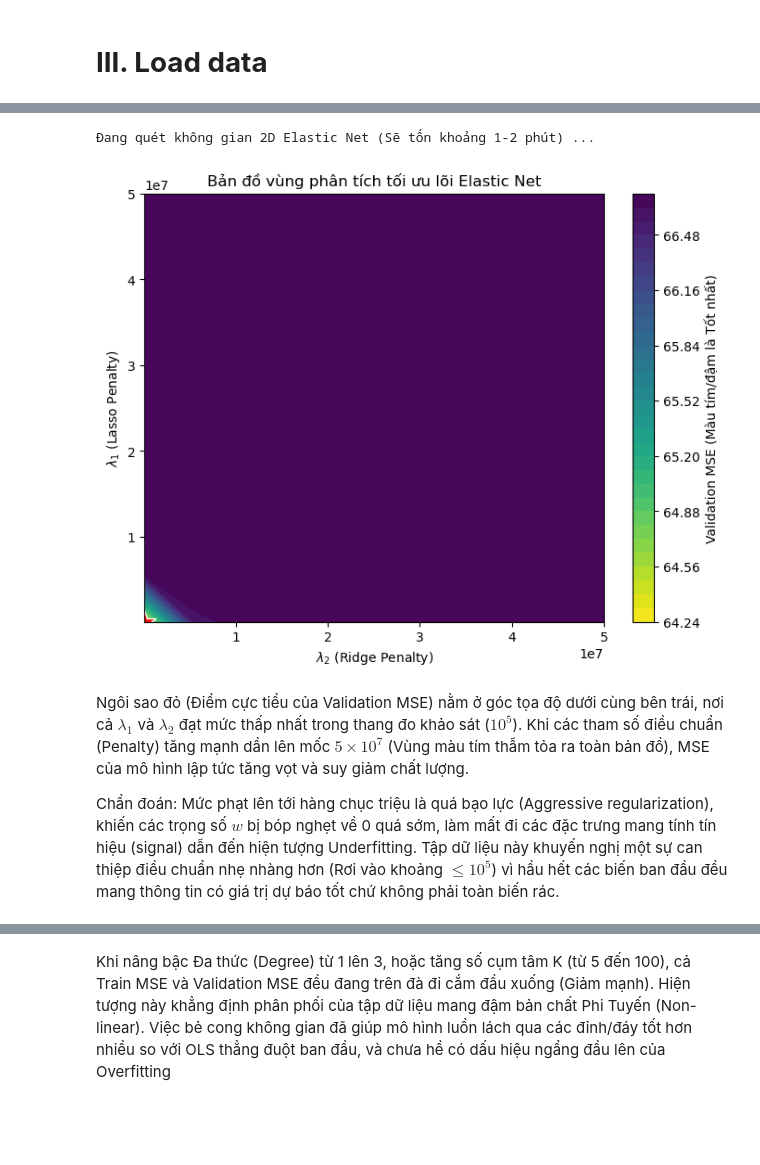
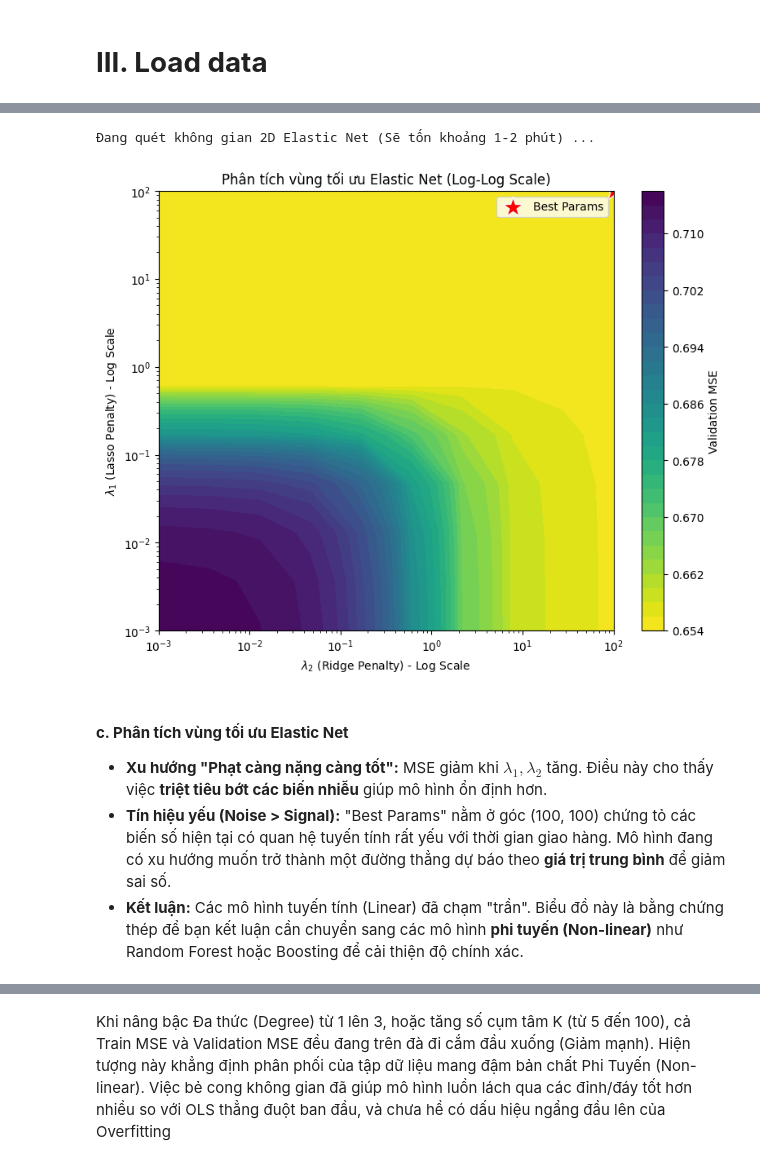
Before and after one commit to conluoi123/Machine-Learning---Project-1-, a Jupyter notebook: code/Part1_Regression/models.ipynb, the cells around one changed output, grey strips where cells are left out. Cells and saved outputs as stored; diff of their text form; code cells hidden in the pictures; blank space fills up the shorter version.

Commit message:
feat: update model regression

```diff
--- a/code/Part1_Regression/models.ipynb
+++ b/code/Part1_Regression/models.ipynb
@@ -440,0 +800,2 @@ class CustomLassoRegression(BaseEstimator, RegressorMixin):
+# %%
+manual_learning_curve(lasso_model, X_train, y_train, X_val, y_val)
@@ -559,10 +941,4 @@ Vùng tối ưu (Best $\lambda$): Cả hai mô hình đều xác định đượ
 # %%
-from sklearn.base import BaseEstimator, RegressorMixin
-from sklearn.model_selection import cross_val_score
-import matplotlib.pyplot as plt
-import numpy as np
-
-# A. CÀI ĐẶT ELASTIC NET TỪ ĐẦU (Theo đúng công thức Toán)
 class CustomElasticNet(BaseEstimator, RegressorMixin):
     def __init__(self, lambda1=1.0, lambda2=1.0, max_iter=1000, tol=1e-4):
         self.lambda1 = lambda1
@@ -578,59 +954,76 @@ class CustomElasticNet(BaseEstimator, RegressorMixin):
 
     def fit(self, X, y):
         Phi = np.hstack([np.ones((X.shape[0], 1)), X])
-        self.w = np.zeros(Phi.shape[1])
+        n_samples, n_features = Phi.shape
+        self.w = np.zeros(n_features)
         z = np.sum(Phi**2, axis=0)
+
+        # Tính dự báo ban đầu
+        y_pred = np.zeros(n_samples)
+        y_vec = y.flatten()
 
         for iteration in range(self.max_iter):
             w_old = self.w.copy()
-            for j in range(Phi.shape[1]):
-                predictions_without_j = Phi @ self.w - Phi[:, j] * self.w[j]
-                rho_j = Phi[:, j] @ (y - predictions_without_j)
+            for j in range(n_features):
+                rho_j = Phi[:, j] @ (y_vec - y_pred) + z[j] * self.w[j]
+
+                w_old_j = self.w[j]
                 if j == 0:
                     self.w[j] = rho_j / z[j]
                 else:
                     self.w[j] = self.soft_thresholding(rho_j, self.lambda1) / (z[j] + self.lambda2)
+
+                if self.w[j] != w_old_j:
+                    y_pred += Phi[:, j] * (self.w[j] - w_old_j)
+
             if np.max(np.abs(self.w - w_old)) < self.tol:
                 break
         return self
 
     def predict(self, X):
         return np.hstack([np.ones((X.shape[0], 1)), X]) @ self.w
 
 
-# B. KHẢO SÁT VÀ VẼ BẢN ĐỒ VÙNG TỐI ƯU
-# Quét lưới 10x10 các giá trị penalty từ thấp đến cực khổng lồ (bù cho N~66k)
-l1_range = np.linspace(1e5, 5e7, 10)
-l2_range = np.linspace(1e5, 5e7, 10)
+# Quét lưới 10x10 các giá trị penalty từ thấp đến cực khổng lồ
+l1_range = np.logspace(-3, 2, 10)
+l2_range = np.logspace(-3, 2, 10)
 mse_grid = np.zeros((len(l1_range), len(l2_range)))
 
 print("Đang quét không gian 2D Elastic Net (Sẽ tốn khoảng 1-2 phút) ...")
 for i, l1 in enumerate(l1_range):
     for j, l2 in enumerate(l2_range):
         model_en = CustomElasticNet(lambda1=l1, lambda2=l2, max_iter=200)
         scores = cross_val_score(model_en, X_train, y_train, cv=3, scoring='neg_mean_squared_error', n_jobs=-1)
         mse_grid[i, j] = -scores.mean()
 
 # Vẽ Contour Map
 L2_mesh, L1_mesh = np.meshgrid(l2_range, l1_range)
-plt.figure(figsize=(8, 6))
+plt.figure(figsize=(9, 7))
 
+# SỬA: Vẽ contourf với dữ liệu gốc
+# Bạn có thể dùng levels=np.logspace(...) để phân cấp màu mịn hơn nếu MSE chênh lệch lớn
 contour = plt.contourf(L2_mesh, L1_mesh, mse_grid, levels=30, cmap='viridis_r')
-plt.colorbar(contour, label='Validation MSE (Màu tím/đậm là Tốt nhất)')
-plt.xlabel('$\lambda_2$ (Ridge Penalty)')
-plt.ylabel('$\lambda_1$ (Lasso Penalty)')
-plt.title('Bản đồ vùng phân tích tối ưu lõi Elastic Net')
+plt.colorbar(contour, label='Validation MSE')
 
-min_idx = np.unravel_index(np.argmin(mse_grid, axis=None), mse_grid.shape)
-best_l1 = l1_range[min_idx[0]]
-best_l2 = l2_range[min_idx[1]]
-plt.scatter(best_l2, best_l1, color='red', marker='*', s=350, edgecolor='white')
+# QUAN TRỌNG: Chuyển trục sang thang Log để các điểm giãn đều ra
+plt.xscale('log')
+plt.yscale('log')
+
+plt.xlabel('$\lambda_2$ (Ridge Penalty) - Log Scale')
+plt.ylabel('$\lambda_1$ (Lasso Penalty) - Log Scale')
+plt.title('Phân tích vùng tối ưu Elastic Net (Log-Log Scale)')
+
+# Đánh dấu điểm tốt nhất
+plt.scatter(best_l2, best_l1, color='red', marker='*', s=350, edgecolor='white', label='Best Params')
+plt.legend()
 plt.show()
 # %% [output]
 Đang quét không gian 2D Elastic Net (Sẽ tốn khoảng 1-2 phút) ...
-[figure, old version]
+[figure, new version]
 # %% [markdown]
-Ngôi sao đỏ (Điểm cực tiểu của Validation MSE) nằm ở góc tọa độ dưới cùng bên trái, nơi cả $\lambda_1$ và $\lambda_2$ đạt mức thấp nhất trong thang đo khảo sát ($10^5$). Khi các tham số điều chuẩn (Penalty) tăng mạnh dần lên mốc $5 \times 10^7$ (Vùng màu tím thẫm tỏa ra toàn bản đồ), MSE của mô hình lập tức tăng vọt và suy giảm chất lượng.
+#### **c. Phân tích vùng tối ưu Elastic Net**
 
-Chẩn đoán: Mức phạt lên tới hàng chục triệu là quá bạo lực (Aggressive regularization), khiến các trọng số $w$ bị bóp nghẹt về 0 quá sớm, làm mất đi các đặc trưng mang tính tín hiệu (signal) dẫn đến hiện tượng Underfitting. Tập dữ liệu này khuyến nghị một sự can thiệp điều chuẩn nhẹ nhàng hơn (Rơi vào khoảng $\le 10^5$) vì hầu hết các biến ban đầu đều mang thông tin có giá trị dự báo tốt chứ không phải toàn biến rác.
+* **Xu hướng "Phạt càng nặng càng tốt":** MSE giảm khi $\lambda_1, \lambda_2$ tăng. Điều này cho thấy việc **triệt tiêu bớt các biến nhiễu** giúp mô hình ổn định hơn.
+* **Tín hiệu yếu (Noise > Signal):** "Best Params" nằm ở góc (100, 100) chứng tỏ các biến số hiện tại có quan hệ tuyến tính rất yếu với thời gian giao hàng. Mô hình đang có xu hướng muốn trở thành một đường thẳng dự báo theo **giá trị trung bình** để giảm sai số.
+* **Kết luận:** Các mô hình tuyến tính (Linear) đã chạm "trần". Biểu đồ này là bằng chứng thép để bạn kết luận cần chuyển sang các mô hình **phi tuyến (Non-linear)** như Random Forest hoặc Boosting để cải thiện độ chính xác.
 # %% [markdown]
```
Also changed, not shown: parts of 94 cells of this notebook, 11 other files.
